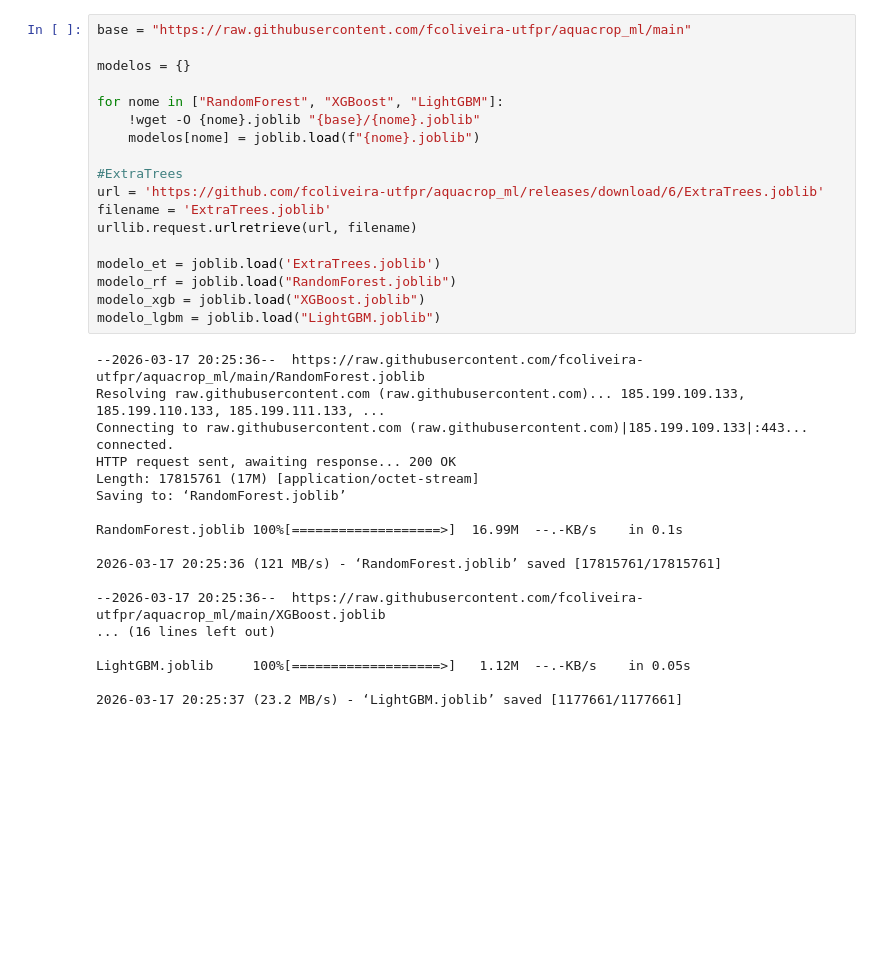
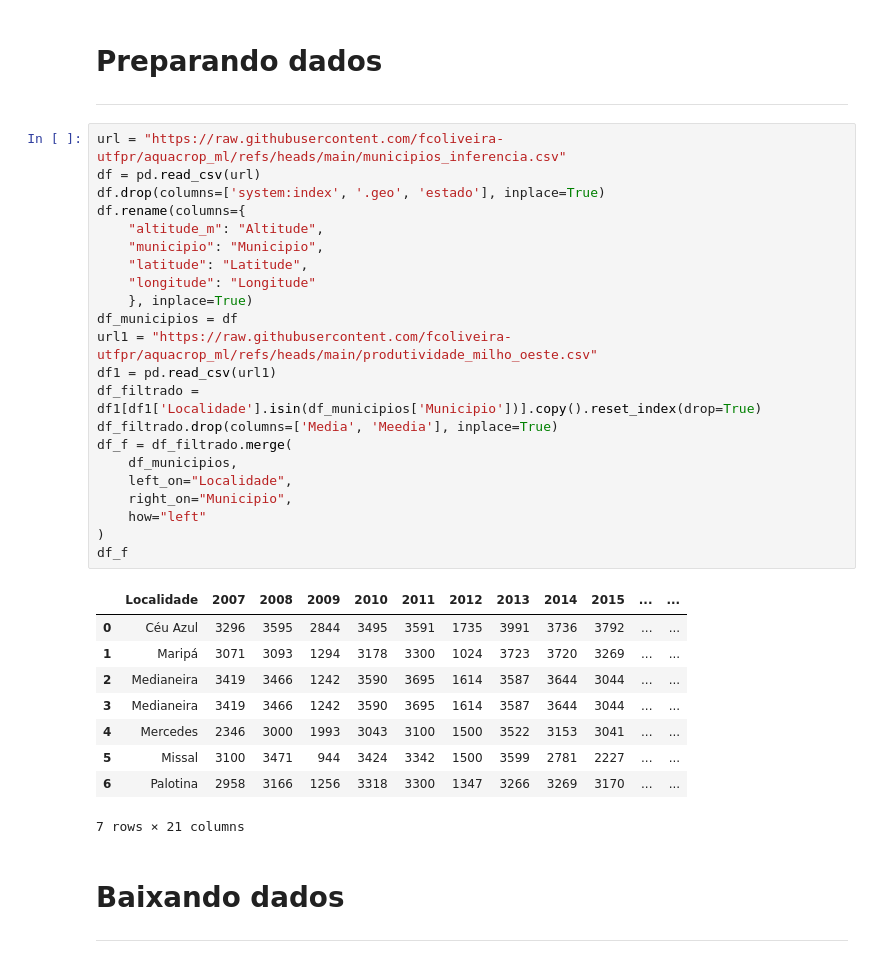
Before and after one commit to fcoliveira-utfpr/aquacrop_ml, a Jupyter notebook: inferencias.ipynb, the cells around one changed output. Saved outputs shown, nothing was run; the diff lists cells and outputs as text; blank space fills up the shorter version.

```diff
--- a/inferencias.ipynb
+++ b/inferencias.ipynb
@@ -13,36 +52,38 @@ from sklearn.metrics import mean_absolute_error, mean_squared_error, r2_score
-# %%
-base = "https://raw.githubusercontent.com/fcoliveira-utfpr/aquacrop_ml/main"
-
-modelos = {}
-
-for nome in ["RandomForest", "XGBoost", "LightGBM"]:
-    !wget -O {nome}.joblib "{base}/{nome}.joblib"
-    modelos[nome] = joblib.load(f"{nome}.joblib")
-
-#ExtraTrees
-url = 'https://github.com/fcoliveira-utfpr/aquacrop_ml/releases/download/6/ExtraTrees.joblib'
-filename = 'ExtraTrees.joblib'
-urllib.request.urlretrieve(url, filename)
-
-modelo_et = joblib.load('ExtraTrees.joblib')
-modelo_rf = joblib.load("RandomForest.joblib")
-modelo_xgb = joblib.load("XGBoost.joblib")
-modelo_lgbm = joblib.load("LightGBM.joblib")
-# %% [output]
---2026-03-17 20:25:36--  https://raw.githubusercontent.com/fcoliveira-utfpr/aquacrop_ml/main/RandomForest.joblib
-Resolving raw.githubusercontent.com (raw.githubusercontent.com)... 185.199.109.133, 185.199.110.133, 185.199.111.133, ...
-Connecting to raw.githubusercontent.com (raw.githubusercontent.com)|185.199.109.133|:443... connected.
-HTTP request sent, awaiting response... 200 OK
-Length: 17815761 (17M) [application/octet-stream]
-Saving to: ‘RandomForest.joblib’
-
-RandomForest.joblib 100%[===================>]  16.99M  --.-KB/s    in 0.1s
-
-2026-03-17 20:25:36 (121 MB/s) - ‘RandomForest.joblib’ saved [17815761/17815761]
-
---2026-03-17 20:25:36--  https://raw.githubusercontent.com/fcoliveira-utfpr/aquacrop_ml/main/XGBoost.joblib
-... (16 lines left out)
-
-LightGBM.joblib     100%[===================>]   1.12M  --.-KB/s    in 0.05s
-
-2026-03-17 20:25:37 (23.2 MB/s) - ‘LightGBM.joblib’ saved [1177661/1177661]
+# %% [markdown]
+# **Preparando dados**
+---
+# %%
+url = "https://raw.githubusercontent.com/fcoliveira-utfpr/aquacrop_ml/refs/heads/main/municipios_inferencia.csv"
+df = pd.read_csv(url)
+df.drop(columns=['system:index', '.geo', 'estado'], inplace=True)
+df.rename(columns={
+    "altitude_m": "Altitude",
+    "municipio": "Municipio",
+    "latitude": "Latitude",
+    "longitude": "Longitude"
+    }, inplace=True)
+df_municipios = df
+url1 = "https://raw.githubusercontent.com/fcoliveira-utfpr/aquacrop_ml/refs/heads/main/produtividade_milho_oeste.csv"
+df1 = pd.read_csv(url1)
+df_filtrado = df1[df1['Localidade'].isin(df_municipios['Municipio'])].copy().reset_index(drop=True)
+df_filtrado.drop(columns=['Media', 'Meedia'], inplace=True)
+df_f = df_filtrado.merge(
+    df_municipios,
+    left_on="Localidade",
+    right_on="Municipio",
+    how="left"
+)
+df_f
+# %% [output]
+|  | Localidade | 2007 | 2008 | 2009 | 2010 | 2011 | 2012 | 2013 | 2014 | 2015 | ... | ... |
+| 0 | Céu Azul | 3296 | 3595 | 2844 | 3495 | 3591 | 1735 | 3991 | 3736 | 3792 | ... | ... |
+| 1 | Maripá | 3071 | 3093 | 1294 | 3178 | 3300 | 1024 | 3723 | 3720 | 3269 | ... | ... |
+| 2 | Medianeira | 3419 | 3466 | 1242 | 3590 | 3695 | 1614 | 3587 | 3644 | 3044 | ... | ... |
+| 3 | Medianeira | 3419 | 3466 | 1242 | 3590 | 3695 | 1614 | 3587 | 3644 | 3044 | ... | ... |
+| 4 | Mercedes | 2346 | 3000 | 1993 | 3043 | 3100 | 1500 | 3522 | 3153 | 3041 | ... | ... |
+| 5 | Missal | 3100 | 3471 | 944 | 3424 | 3342 | 1500 | 3599 | 2781 | 2227 | ... | ... |
+| 6 | Palotina | 2958 | 3166 | 1256 | 3318 | 3300 | 1347 | 3266 | 3269 | 3170 | ... | ... |
+7 rows × 21 columns
+# %% [markdown]
+# **Baixando dados**
+---
```
Also changed, not shown: parts of 15 cells of this notebook.
